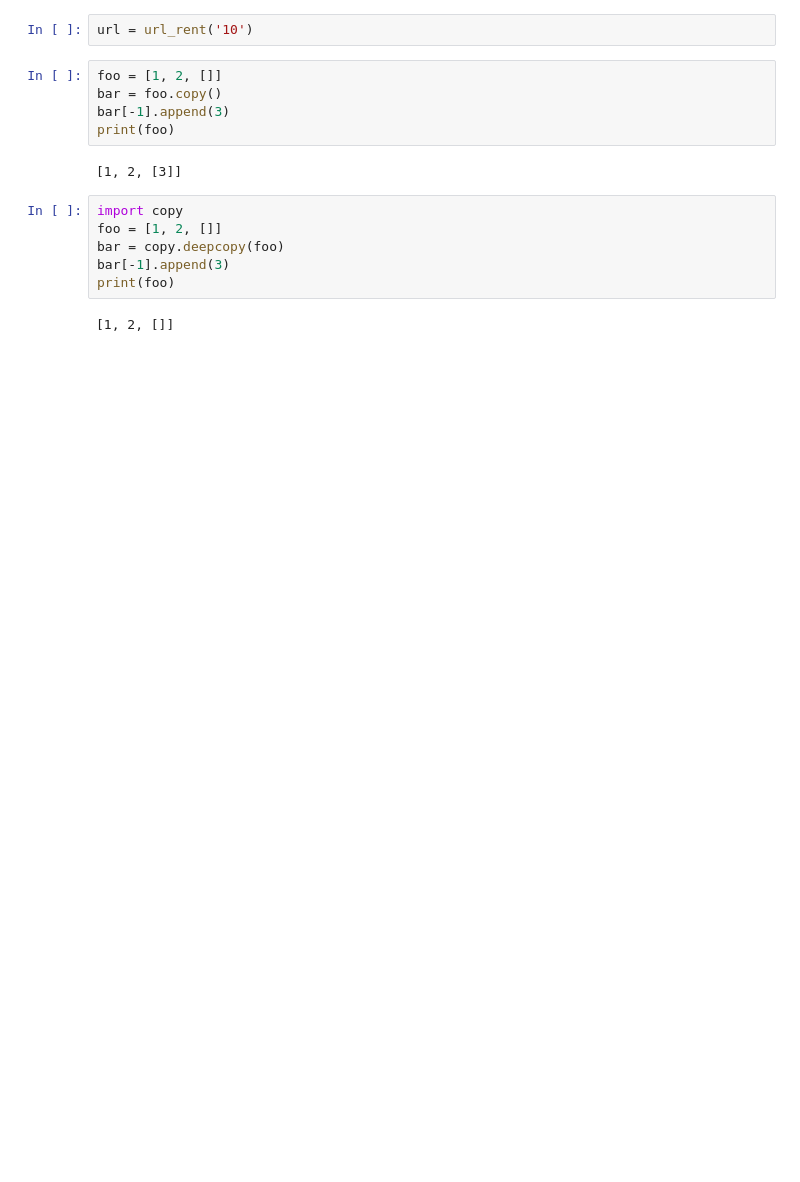
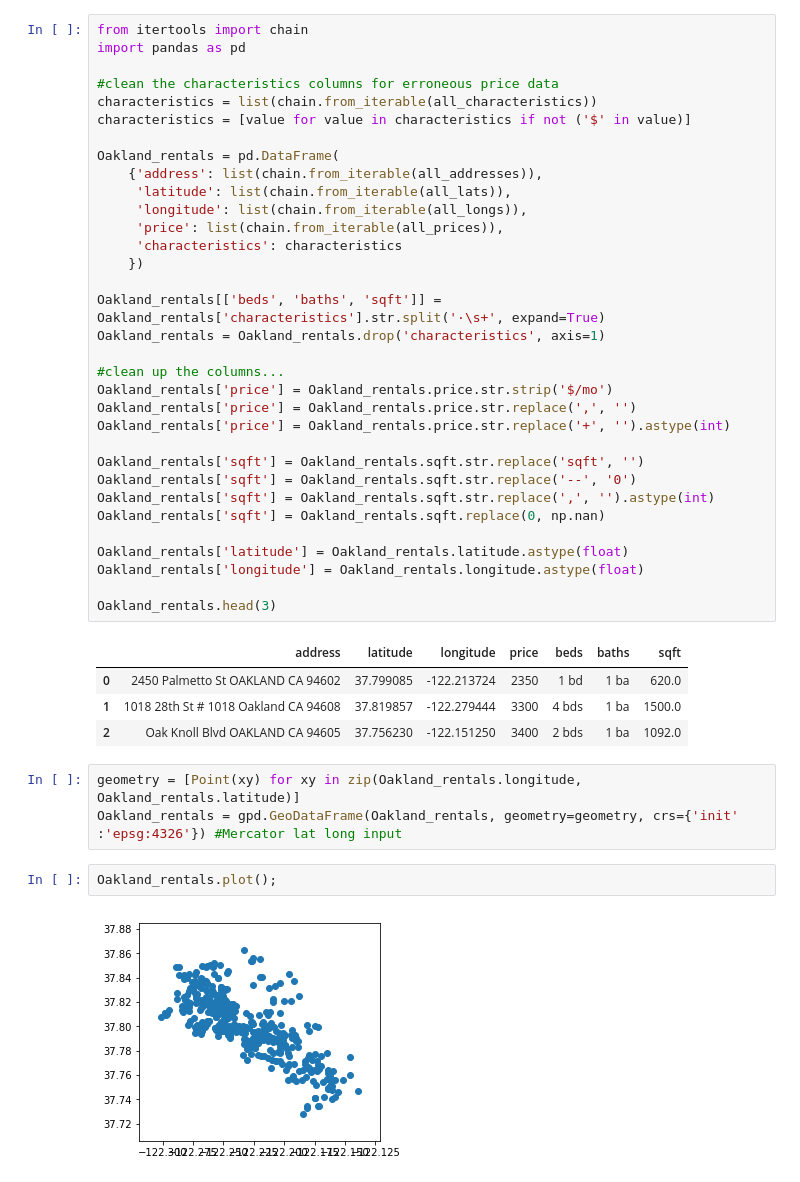
Before and after one commit to samdchamberlain/HealthyHomes_Insight, a Jupyter notebook: Zillow_scraping.ipynb, the cells around one changed output. Drawn from its saved outputs; the diff is of its cells as text; blank space fills up the shorter version.

Commit message:
completed the scrapping pipeline for Oakland. Next step is to extend to Berkeley and beyond using the same strategy

```diff
--- a/Zillow_scraping.ipynb
+++ b/Zillow_scraping.ipynb
@@ -94,17 +56,45 @@ var _comscore=_comscore||[];_comscore.push({c1:2,c2:"6036206",c3:"",c4:"www.zill
-# %%
-url = url_rent('10')
-# %%
-foo = [1, 2, []]
-bar = foo.copy()
-bar[-1].append(3)
-print(foo)
-# %% [output]
-[1, 2, [3]]
-# %%
-import copy
-foo = [1, 2, []]
-bar = copy.deepcopy(foo)
-bar[-1].append(3)
-print(foo)
-# %% [output]
-[1, 2, []]
+# %%
+from itertools import chain
+import pandas as pd
+
+#clean the characteristics columns for erroneous price data
+characteristics = list(chain.from_iterable(all_characteristics))
+characteristics = [value for value in characteristics if not ('$' in value)]
+
+Oakland_rentals = pd.DataFrame(
+    {'address': list(chain.from_iterable(all_addresses)),
+     'latitude': list(chain.from_iterable(all_lats)),
+     'longitude': list(chain.from_iterable(all_longs)),
+     'price': list(chain.from_iterable(all_prices)),
+     'characteristics': characteristics
+    })
+
+Oakland_rentals[['beds', 'baths', 'sqft']] = Oakland_rentals['characteristics'].str.split('·\s+', expand=True)
+Oakland_rentals = Oakland_rentals.drop('characteristics', axis=1)
+
+#clean up the columns...
+Oakland_rentals['price'] = Oakland_rentals.price.str.strip('$/mo')
+Oakland_rentals['price'] = Oakland_rentals.price.str.replace(',', '')
+Oakland_rentals['price'] = Oakland_rentals.price.str.replace('+', '').astype(int)
+
+Oakland_rentals['sqft'] = Oakland_rentals.sqft.str.replace('sqft', '')
+Oakland_rentals['sqft'] = Oakland_rentals.sqft.str.replace('--', '0')
+Oakland_rentals['sqft'] = Oakland_rentals.sqft.str.replace(',', '').astype(int)
+Oakland_rentals['sqft'] = Oakland_rentals.sqft.replace(0, np.nan)
+
+Oakland_rentals['latitude'] = Oakland_rentals.latitude.astype(float)
+Oakland_rentals['longitude'] = Oakland_rentals.longitude.astype(float)
+
+Oakland_rentals.head(3)
+# %% [output]
+|  | address | latitude | longitude | price | beds | baths | sqft |
+| 0 | 2450 Palmetto St OAKLAND CA 94602 | 37.799085 | -122.213724 | 2350 | 1 bd | 1 ba | 620.0 |
+| 1 | 1018 28th St # 1018 Oakland CA 94608 | 37.819857 | -122.279444 | 3300 | 4 bds | 1 ba | 1500.0 |
+| 2 | Oak Knoll Blvd OAKLAND CA 94605 | 37.756230 | -122.151250 | 3400 | 2 bds | 1 ba | 1092.0 |
+# %%
+geometry = [Point(xy) for xy in zip(Oakland_rentals.longitude, Oakland_rentals.latitude)]
+Oakland_rentals = gpd.GeoDataFrame(Oakland_rentals, geometry=geometry, crs={'init' :'epsg:4326'}) #Mercator lat long input
+# %%
+Oakland_rentals.plot();
+# %% [output]
+[figure, added]
```
Also changed, not shown: parts of 23 cells of this notebook.
